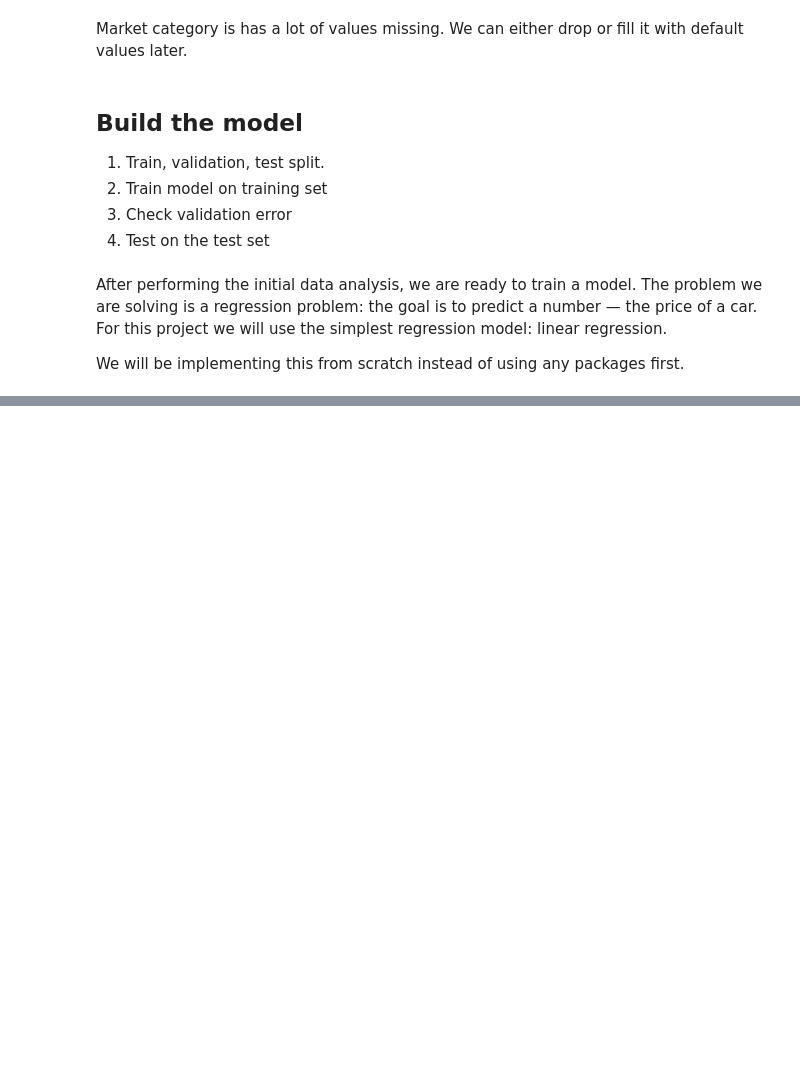
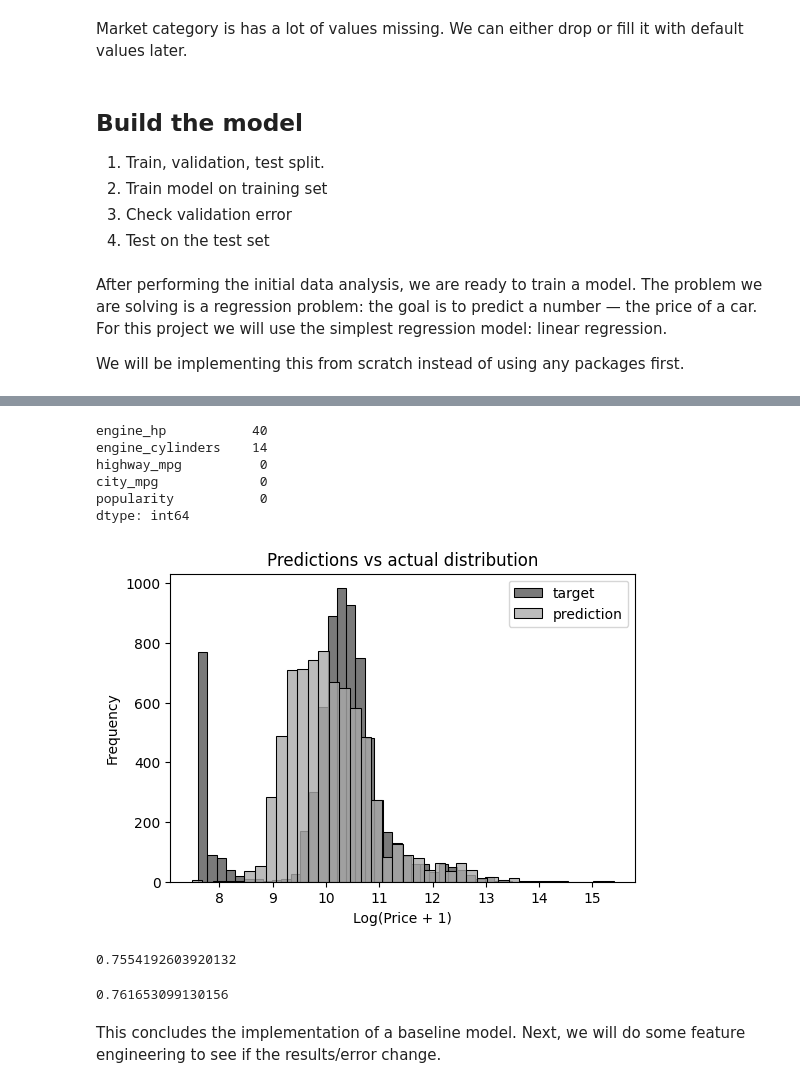
Before and after one commit to IzhanAli08/Machine-Learning-Projects, a Jupyter notebook: CarPricePredictionProject.ipynb, the cells around one changed output, grey strips where cells are left out. Saved outputs shown, nothing was run; the diff lists cells and outputs as text; code cells hidden in the pictures; blank space fills up the shorter version.

```diff
--- a/CarPricePredictionProject.ipynb
+++ b/CarPricePredictionProject.ipynb
@@ -227,0 +252,39 @@ We will be implementing this from scratch instead of using any packages first.
+# %%
+base = ['engine_hp', 'engine_cylinders', 'highway_mpg', 'city_mpg',
+'popularity']
+df_num = df_train[base]
+# %%
+df_num.isna().sum()
+# %% [output]
+engine_hp           40
+engine_cylinders    14
+highway_mpg          0
+city_mpg             0
+popularity           0
+dtype: int64
+# %%
+def prepare_X(df):
+    df_num = df[base]
+    df_num = df_num.fillna(0)
+    X = df_num.values
+    return X
+# %%
+X_train = prepare_X(df_train)
+w_0, w = train_linear_regression(X_train, y_train)
+# %%
+y_pred = w_0 + X_train.dot(w)
+# %%
+plt.figure(figsize=(6, 4))
+
+sns.histplot(y_train, label='target', color='#222222', alpha=0.6, bins=40)
+sns.histplot(y_pred, label='prediction', color='#aaaaaa', alpha=0.8, bins=40)
+
+plt.legend()
+
+plt.ylabel('Frequency')
+plt.xlabel('Log(Price + 1)')
+plt.title('Predictions vs actual distribution')
+
+plt.show()
+# %% [output]
+[figure, added]
@@ -227,0 +296,4 @@ We will be implementing this from scratch instead of using any packages first.
+# %%
+rmse(y_train, y_pred)
+# %% [output]
+0.7554192603920132
@@ -227,0 +303,6 @@ We will be implementing this from scratch instead of using any packages first.
+# %%
+rmse(y_val, y_pred)
+# %% [output]
+0.761653099130156
+# %% [markdown]
+This concludes the implementation of a baseline model. Next, we will do some feature engineering to see if the results/error change.
```
Also changed, not shown: parts of 6 cells of this notebook.
